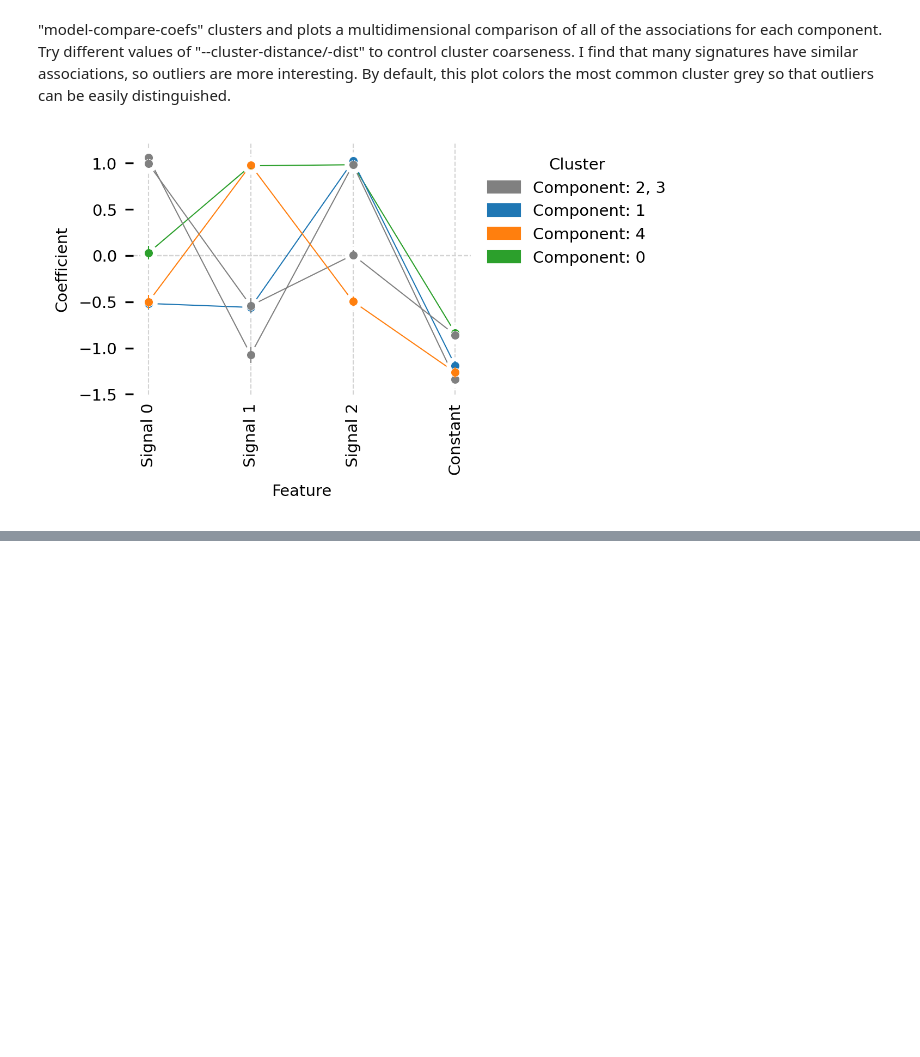
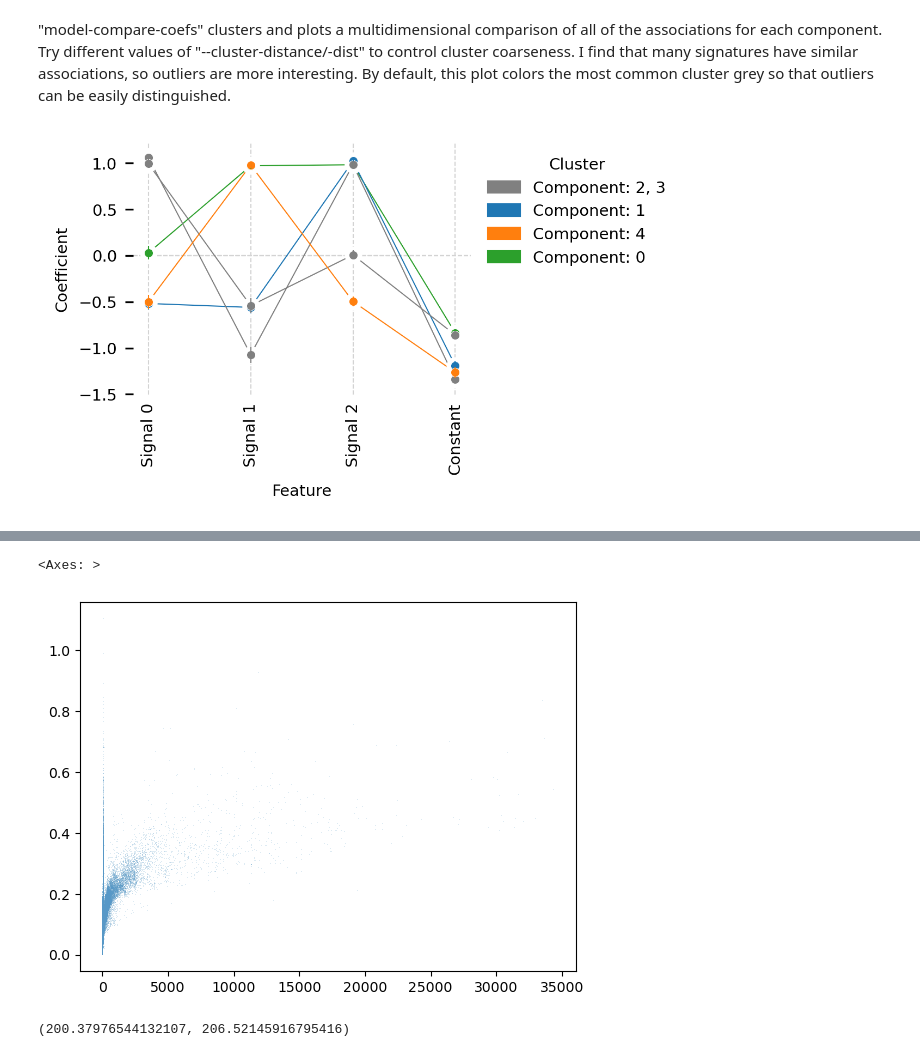
Before and after one commit to AllenWLynch/signaturemodels, a Jupyter notebook: docs/simulation_tutorial.ipynb, the cells around one changed output, grey strips where cells are left out. Saved outputs shown, nothing was run; the diff lists cells and outputs as text; code cells hidden in the pictures; blank space fills up the shorter version.

```diff
--- a/docs/simulation_tutorial.ipynb
+++ b/docs/simulation_tutorial.ipynb
@@ -315,0 +412,18 @@ joint[ploidies.index((1,2))]/joint.sum()
+# %%
+gbtmodel.model_state.predict_from = [75]*5
+# %%
+gbtmodel.corpus_states['corpus2'].update_mutation_rate(gbtmodel.model_state)
+# %%
+erg = np.concatenate([
+    np.exp(gbtmodel.corpus_states['corpus1']._logmu[0,:]), np.exp(gbtmodel.corpus_states['corpus2']._logmu[0,:])
+])
+# %%
+sns.scatterplot(
+    x = erg, #gbtreg.predict(X),
+    y = linmodel.predict(X_),
+    s = 0.1,
+    #hue = [i > 250000 for i in range(len(y))],
+)
+# %% [output]
+<Axes: >
+[figure, added]
@@ -315,0 +507,9 @@ joint[ploidies.index((1,2))]/joint.sum()
+# %%
+true_model = PoissonRegressor(alpha=0, fit_intercept=True).fit(X_,y_)
+true_model.coef_, beta, true_model.intercept_
+d1 = _deviance(true_model)
+true_model.coef_ = np.concatenate([beta, [0,0]])
+d2 = _deviance(true_model)
+d1, d2
+# %% [output]
+(200.37976544132107, 206.52145916795416)
```
Also changed, not shown: parts of 49 cells of this notebook, 4 other files.
